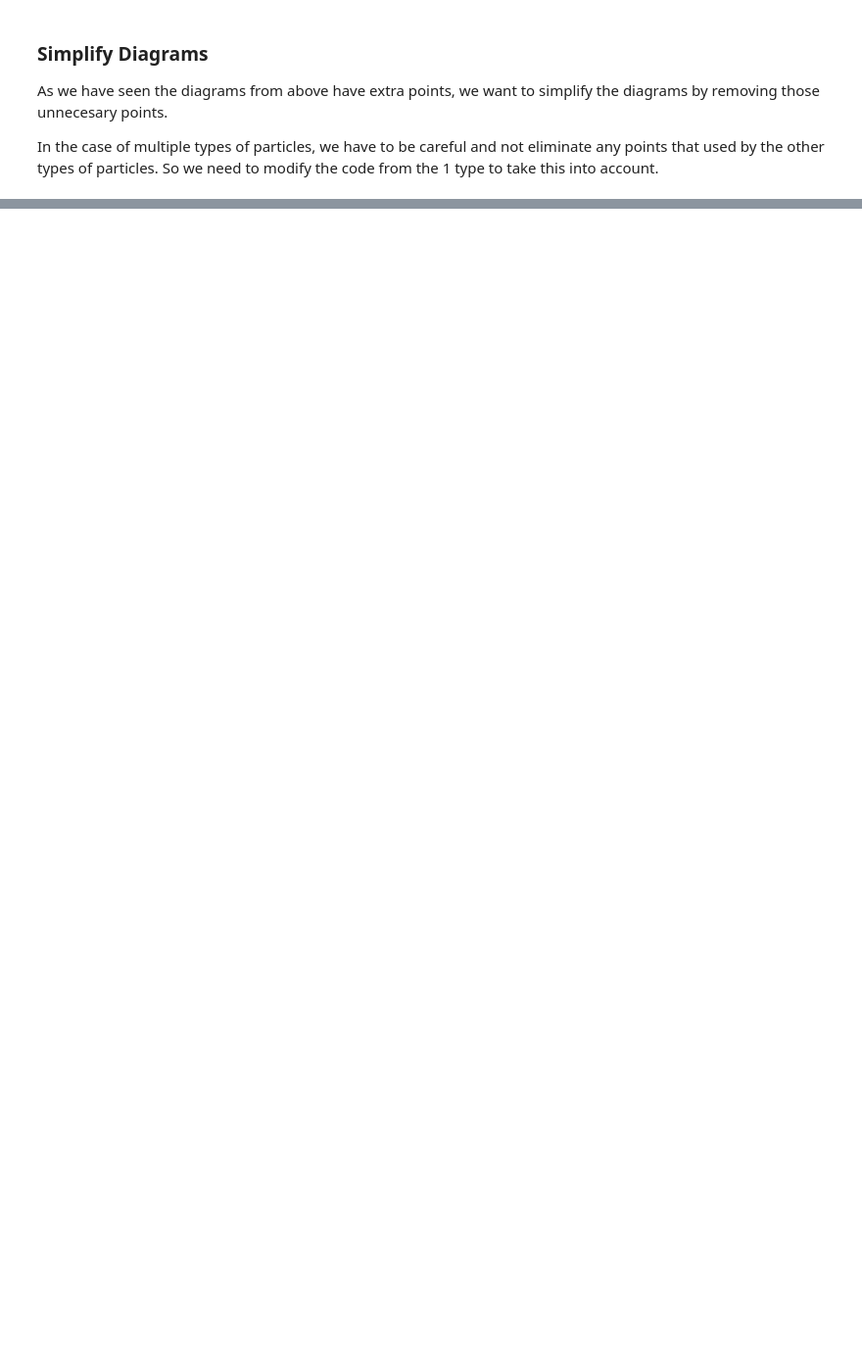
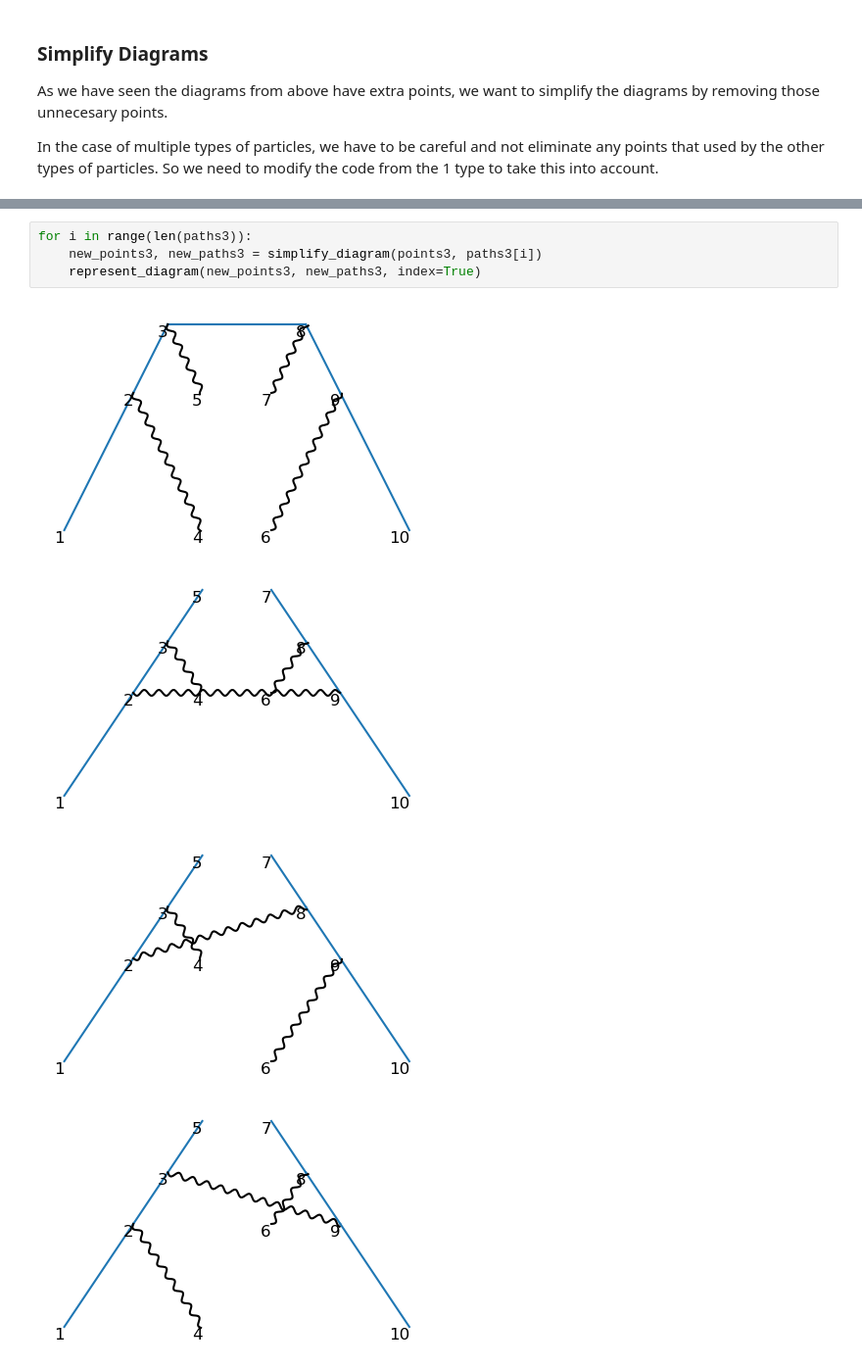
Before and after one commit to liuzhuozhuo/edp-renormalization, a Jupyter notebook: python/development/multiparticles.ipynb, the cells around one changed output, grey strips where cells are left out. Shown at 98% size. Cells and saved outputs as stored; diff of their text form; blank space fills up the shorter version.

```diff
--- a/python/development/multiparticles.ipynb
+++ b/python/development/multiparticles.ipynb
@@ -464,0 +535,9 @@ In the case of multiple types of particles, we have to be careful and not elimin
+# %%
+for i in range(len(paths3)):
+    new_points3, new_paths3 = simplify_diagram(points3, paths3[i])
+    represent_diagram(new_points3, new_paths3, index=True)
+# %% [output]
+[figure, added]
+[figure, added]
+[figure, added]
+[figure, added]
```
Also changed, not shown: parts of 19 cells of this notebook.
